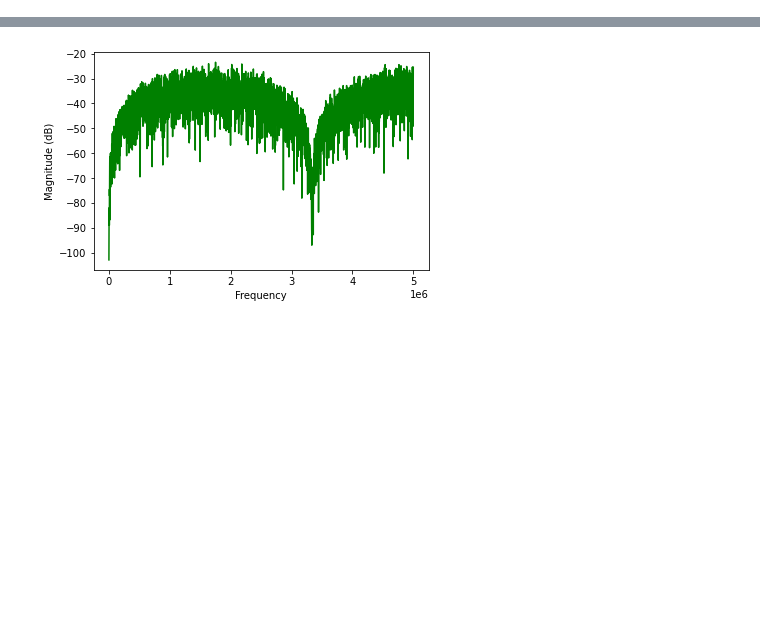
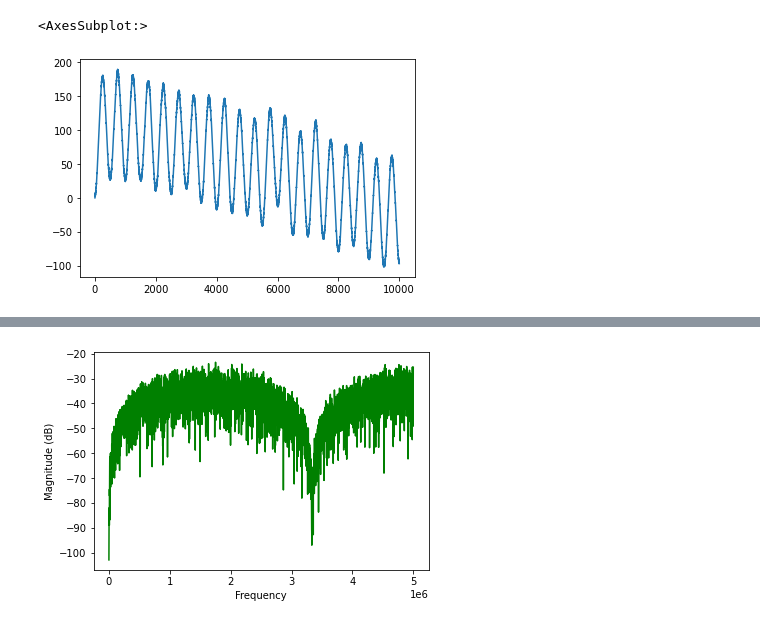
Before and after one commit to ncicek/cic-filter, a Jupyter notebook: cic/analysis.ipynb, the cells around one changed output, grey strips where cells are left out. Saved outputs shown, nothing was run; the diff lists cells and outputs as text; code cells hidden in the pictures; blank space fills up the shorter version.

```diff
--- a/cic/analysis.ipynb
+++ b/cic/analysis.ipynb
@@ -30,0 +22,5 @@ plt.show()
+# %%
+wave['integrated_data'].plot()
+# %% [output]
+<AxesSubplot:>
+[figure, added]
```
Also changed, not shown: parts of 9 cells of this notebook, 6 other files.
